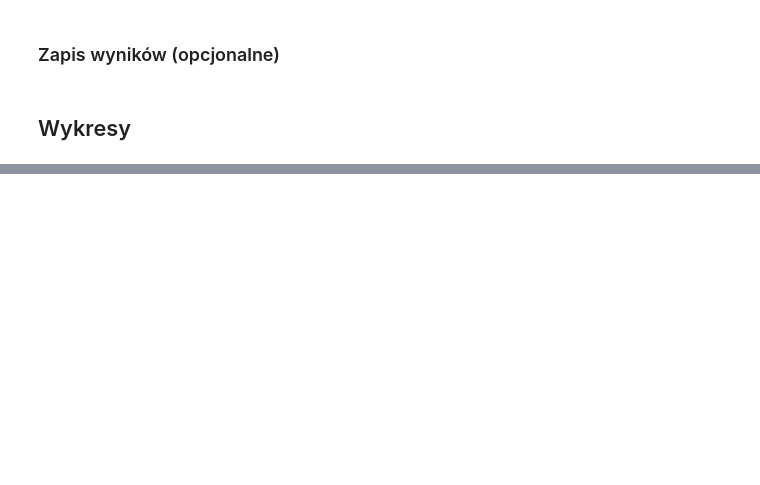
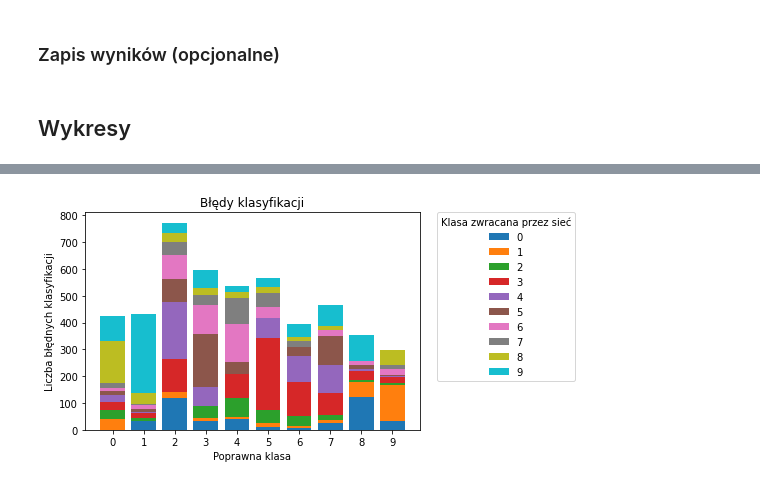
Before and after one commit to gvnbleid/2020-GUM, a Jupyter notebook: MGU_Projekt_2.ipynb, the cells around one changed output, grey strips where cells are left out. Drawn from its saved outputs; the diff is of its cells as text; code cells hidden in the pictures; blank space fills up the shorter version.

```diff
--- a/MGU_Projekt_2.ipynb
+++ b/MGU_Projekt_2.ipynb
@@ -394,0 +511,4 @@ plt.plot(loss_array)
+# %%
+visualise_errors_by_class(classify_table)
+# %% [output]
+[figure, added]
```
Also changed, not shown: parts of 20 cells of this notebook.
